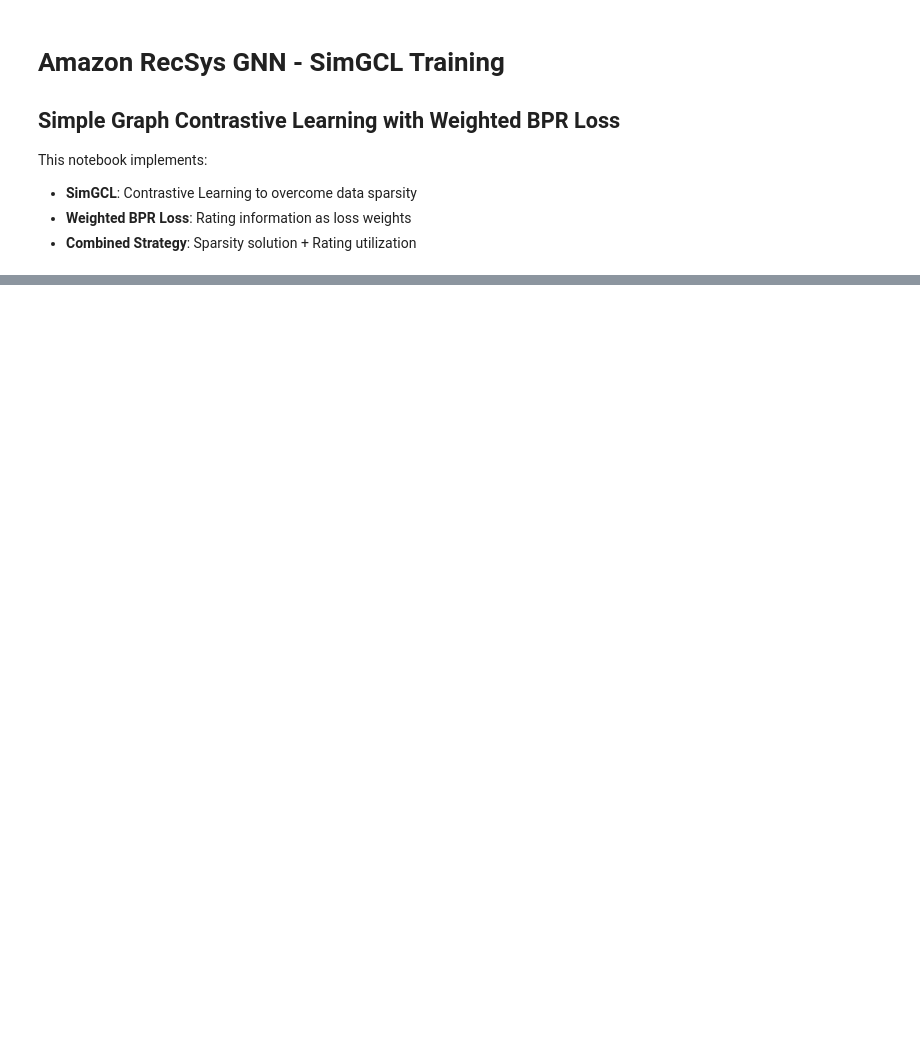
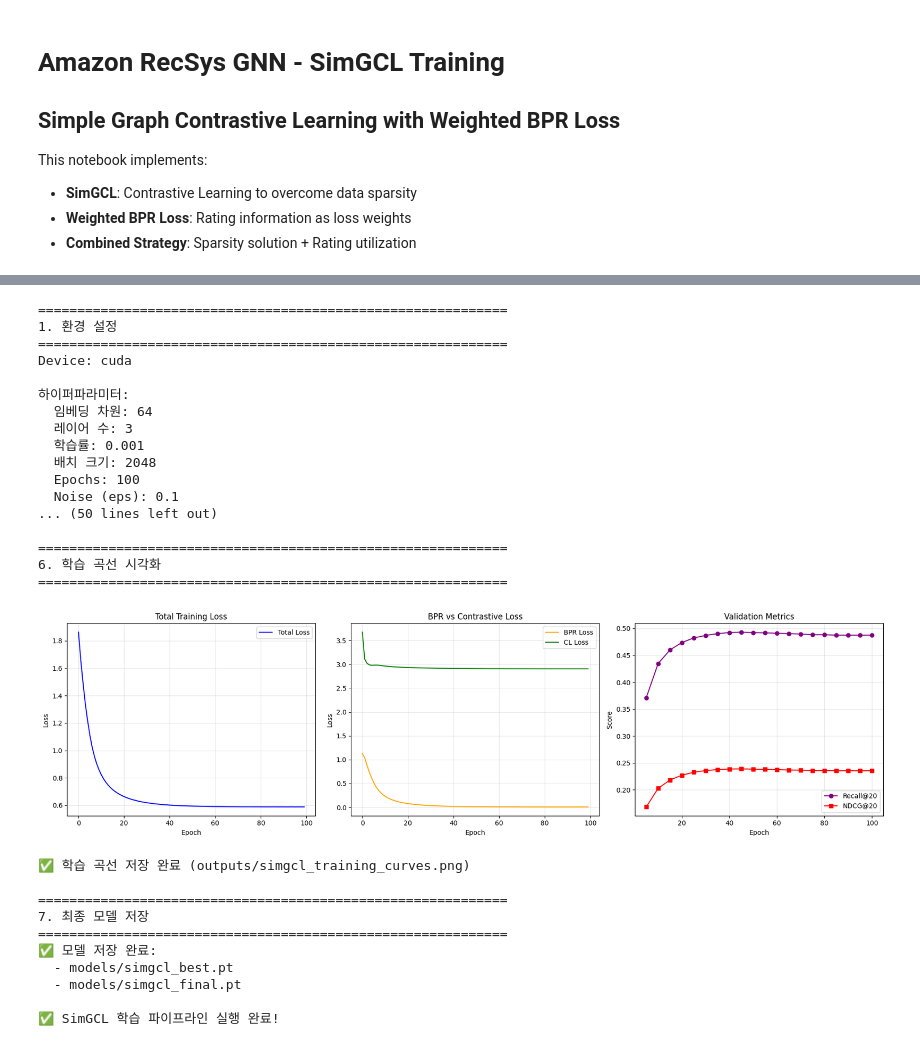
Before and after one commit to kbsooo/amazon-recsys, a Jupyter notebook: kaggle_train_simgcl.ipynb, the cells around one changed output, grey strips where cells are left out. Drawn from its saved outputs; the diff is of its cells as text; code cells hidden in the pictures; blank space fills up the shorter version.

```diff
--- a/kaggle_train_simgcl.ipynb
+++ b/kaggle_train_simgcl.ipynb
@@ -189,8 +204,8 @@ import sys
 warnings.filterwarnings('ignore')
 
 # 한글 폰트
-plt.rc('font', family='AppleGothic')
-plt.rcParams['axes.unicode_minus'] = False
+# plt.rc('font', family='AppleGothic')
+# plt.rcParams['axes.unicode_minus'] = False
 
 #%%
 print("="*60)
@@ -499,30 +514,59 @@ plt.show()
 print("✅ 학습 곡선 저장 완료 (outputs/simgcl_training_curves.png)")
 
 #%%
 print("\n" + "="*60)
 print("7. 최종 모델 저장")
 print("="*60)
 
 # 최종 모델 로드 (Best validation)
 model.load_state_dict(torch.load('models/simgcl_best.pt'))
 
 # 전체 저장
 torch.save({
     'state_dict': model.state_dict(),
     'config': {
         'n_users': n_users,
         'n_items': n_items,
         'emb_dim': EMB_DIM,
         'n_layers': N_LAYERS,
         'eps': EPS
     },
     'history': history
 }, 'models/simgcl_final.pt')
 
 print("✅ 모델 저장 완료:")
 print("  - models/simgcl_best.pt")
 print("  - models/simgcl_final.pt")
 
 print("\n✅ SimGCL 학습 파이프라인 실행 완료!")
 
 # %%
+# %% [output]
+============================================================
+1. 환경 설정
+============================================================
+Device: cuda
+
+하이퍼파라미터:
+  임베딩 차원: 64
+  레이어 수: 3
+  학습률: 0.001
+  배치 크기: 2048
+  Epochs: 100
+  Noise (eps): 0.1
+... (50 lines left out)
+
+============================================================
+6. 학습 곡선 시각화
+============================================================
+[figure, added]
+✅ 학습 곡선 저장 완료 (outputs/simgcl_training_curves.png)
+
+============================================================
+7. 최종 모델 저장
+============================================================
+✅ 모델 저장 완료:
+  - models/simgcl_best.pt
+  - models/simgcl_final.pt
+
+✅ SimGCL 학습 파이프라인 실행 완료!
```
Also changed, not shown: parts of 2 cells of this notebook, 8 other files.
